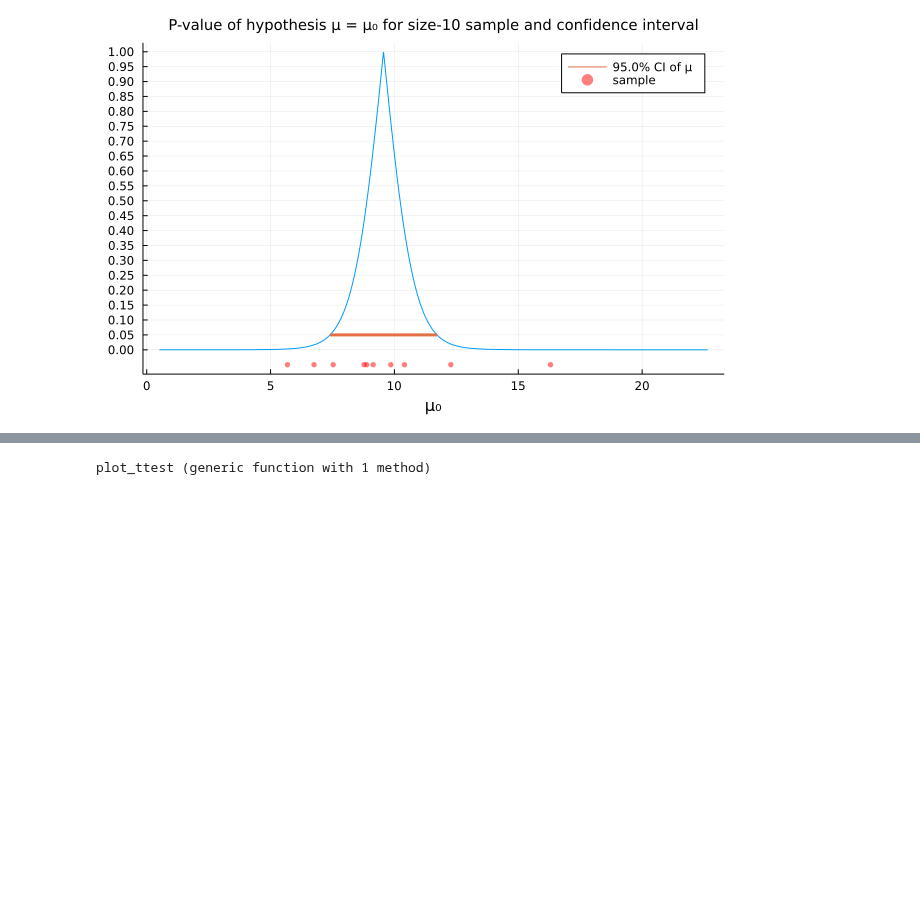
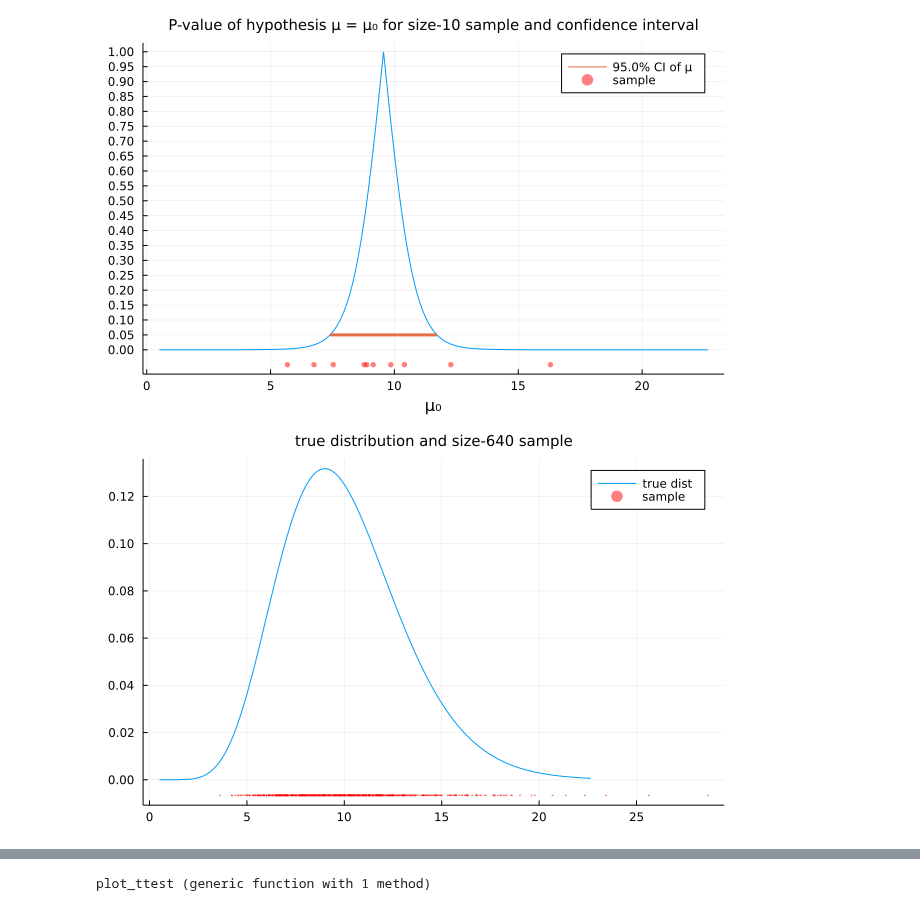
Before and after one commit to genkuroki/public, a Jupyter notebook: 0034/P-value function example and prediction distribution example.ipynb, the cells around one changed output, grey strips where cells are left out. Cells and saved outputs as stored; diff of their text form; code cells hidden in the pictures; blank space fills up the shorter version.

```diff
--- a/0034/P-value function example and prediction distribution example.ipynb
+++ b/0034/P-value function example and prediction distribution example.ipynb
@@ -122,3 +122,18 @@ plot!(xguide="μ₀", ytick=0:0.05:1)
 title!("P-value of hypothesis μ = μ₀ for size-$m sample and confidence interval")
 # %% [output]
 [figure]
+# %%
+Random.seed!(4649373)
+
+dist_true = Gamma(10, 1)
+m = 640
+x = rand(dist_true, m)
+
+μ, σ = mean(dist_true), std(dist_true)
+a, b = max(minimum(dist_true), μ-3σ), min(maximum(dist_true), μ+4σ)
+plot(dist_true, a, b; label="true dist")
+h = pdf(dist_true, mode(dist_true))
+scatter!(x, fill(-0.05h, m); label="sample", ms=1, msc=:auto, alpha=0.5, c=:red)
+title!("true distribution and size-$m sample")
+# %% [output]
+[figure, added]
```
Also changed, not shown: parts of 5 cells of this notebook, 1 other file.
